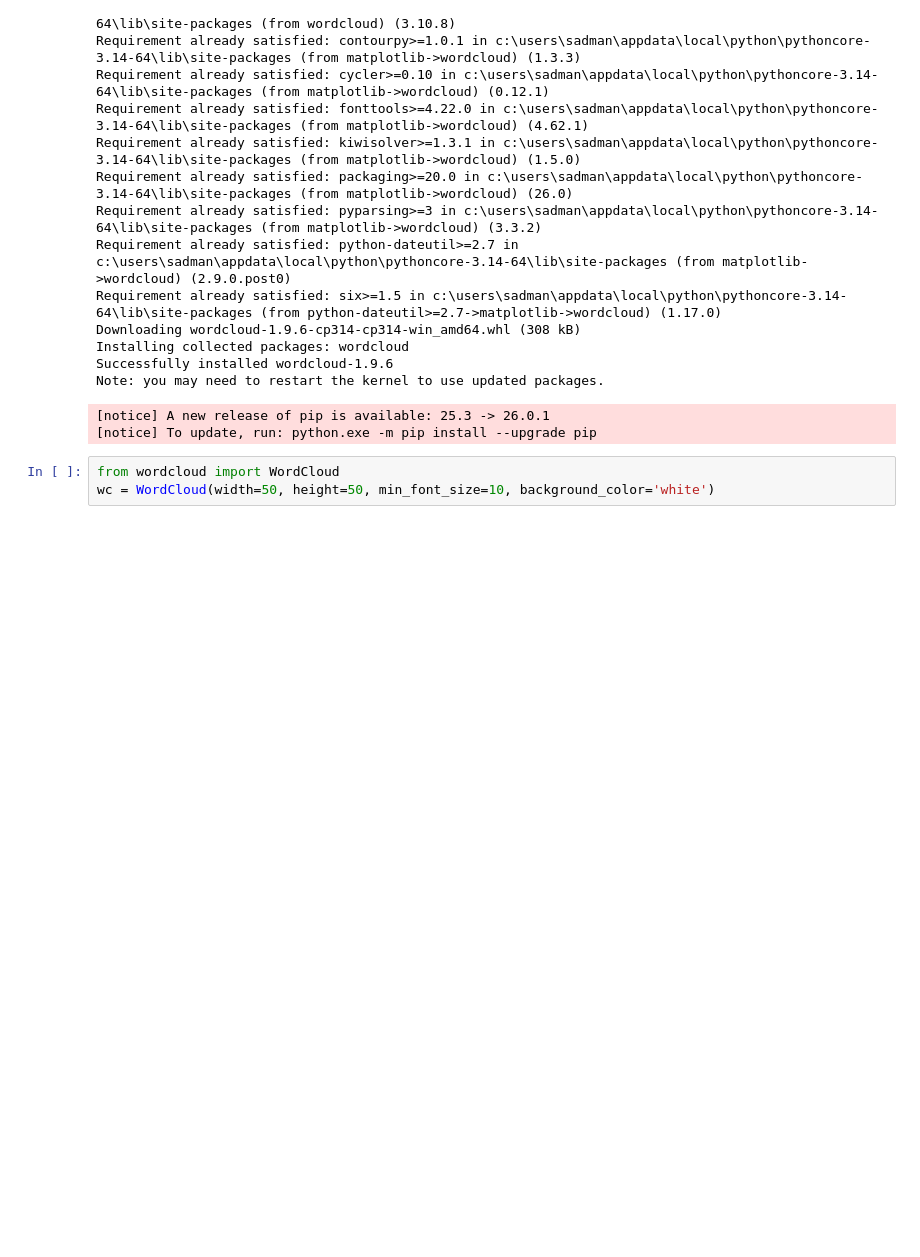
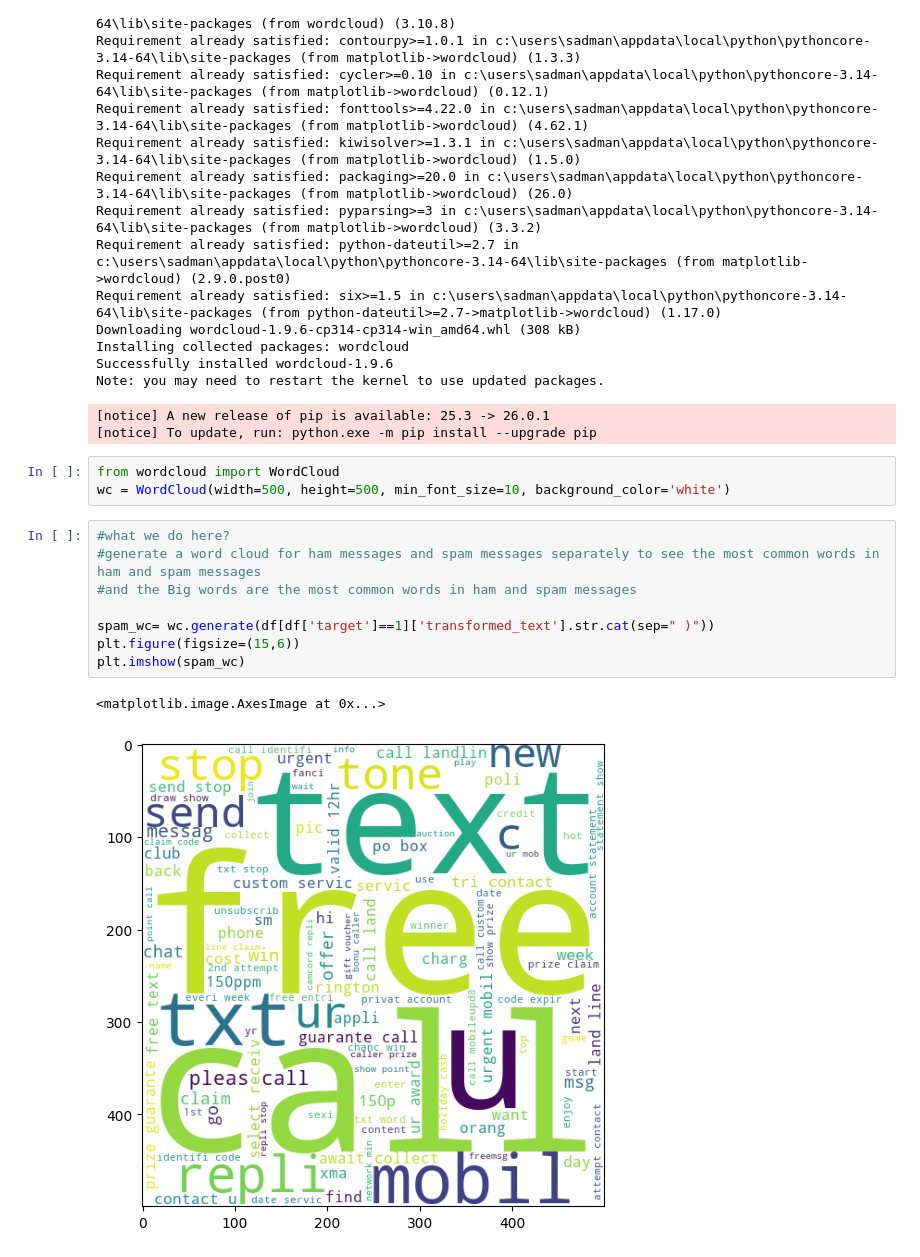
Before and after one commit to Kazi-Sadman/sms_spam_classifier, a Jupyter notebook: sms_spam_ditection.ipynb, the cells around one changed output. Cells and saved outputs as stored; diff of their text form; blank space fills up the shorter version.

```diff
--- a/sms_spam_ditection.ipynb
+++ b/sms_spam_ditection.ipynb
@@ -485,4 +485,15 @@ Note: you may need to restart the kernel to use updated packages.
 [notice] To update, run: python.exe -m pip install --upgrade pip
 # %%
 from wordcloud import WordCloud
-wc = WordCloud(width=50, height=50, min_font_size=10, background_color='white')
+wc = WordCloud(width=500, height=500, min_font_size=10, background_color='white')
+# %%
+#what we do here?
+#generate a word cloud for ham messages and spam messages separately to see the most common words in ham and spam messages
+#and the Big words are the most common words in ham and spam messages
+
+spam_wc= wc.generate(df[df['target']==1]['transformed_text'].str.cat(sep=" )"))
+plt.figure(figsize=(15,6))
+plt.imshow(spam_wc)
+# %% [output]
+<matplotlib.image.AxesImage at 0x...>
+[figure, added]
```
Also changed, not shown: parts of 8 cells of this notebook.
